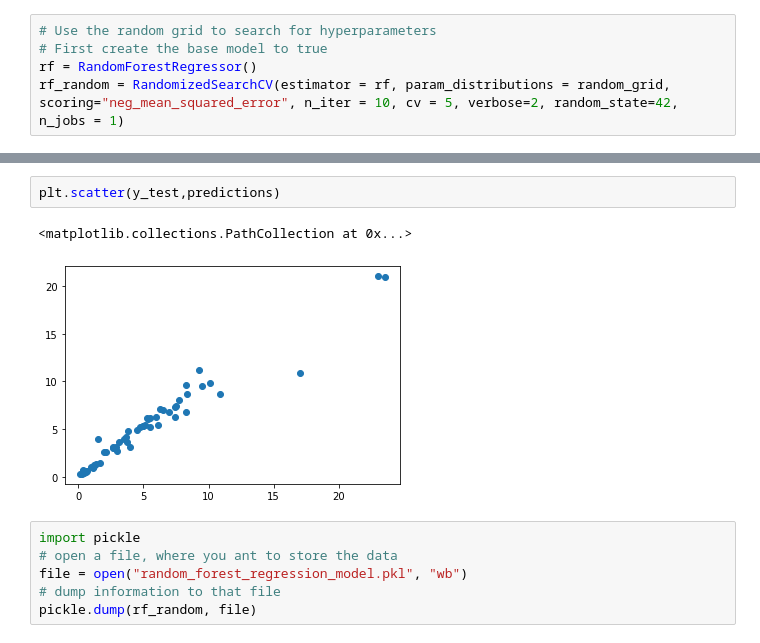
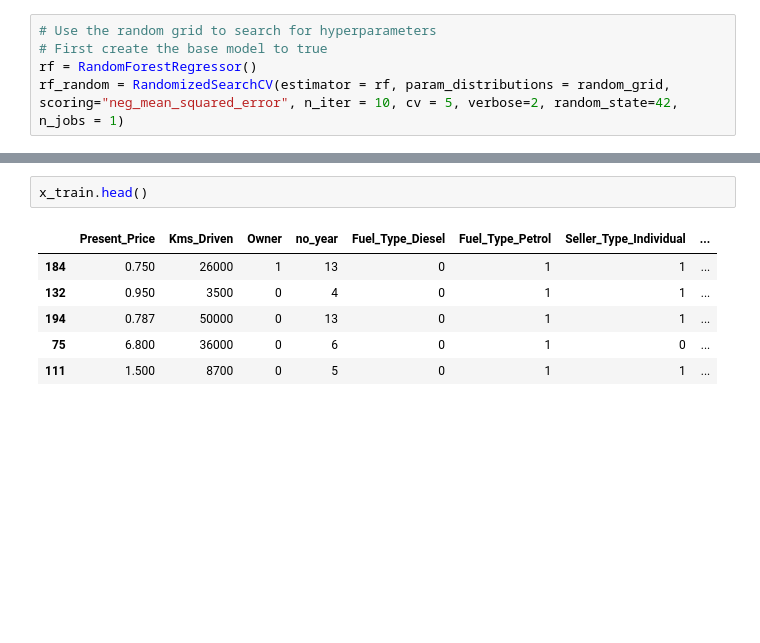
Before and after one commit to shihar73/car_price_prediction_model, a Jupyter notebook: Untitled.ipynb, the cells around one changed output, grey strips where cells are left out. Cells and saved outputs as stored; diff of their text form; blank space fills up the shorter version.

```diff
--- a/Untitled.ipynb
+++ b/Untitled.ipynb
@@ -324,11 +260,9 @@ sbn.histplot(y_test-predictions)
-# %%
-plt.scatter(y_test,predictions)
-# %% [output]
-<matplotlib.collections.PathCollection at 0x...>
-[figure, removed]
-# %%
-import pickle
-# open a file, where you ant to store the data
-file = open("random_forest_regression_model.pkl", "wb")
-# dump information to that file
-pickle.dump(rf_random, file)
+# %%
+x_train.head()
+# %% [output]
+|  | Present_Price | Kms_Driven | Owner | no_year | Fuel_Type_Diesel | Fuel_Type_Petrol | Seller_Type_Individual | ... |
+| 184 | 0.750 | 26000 | 1 | 13 | 0 | 1 | 1 | ... |
+| 132 | 0.950 | 3500 | 0 | 4 | 0 | 1 | 1 | ... |
+| 194 | 0.787 | 50000 | 0 | 13 | 0 | 1 | 1 | ... |
+| 75 | 6.800 | 36000 | 0 | 6 | 0 | 1 | 0 | ... |
+| 111 | 1.500 | 8700 | 0 | 5 | 0 | 1 | 1 | ... |
```
Also changed, not shown: parts of 16 cells of this notebook, 2 other files.
